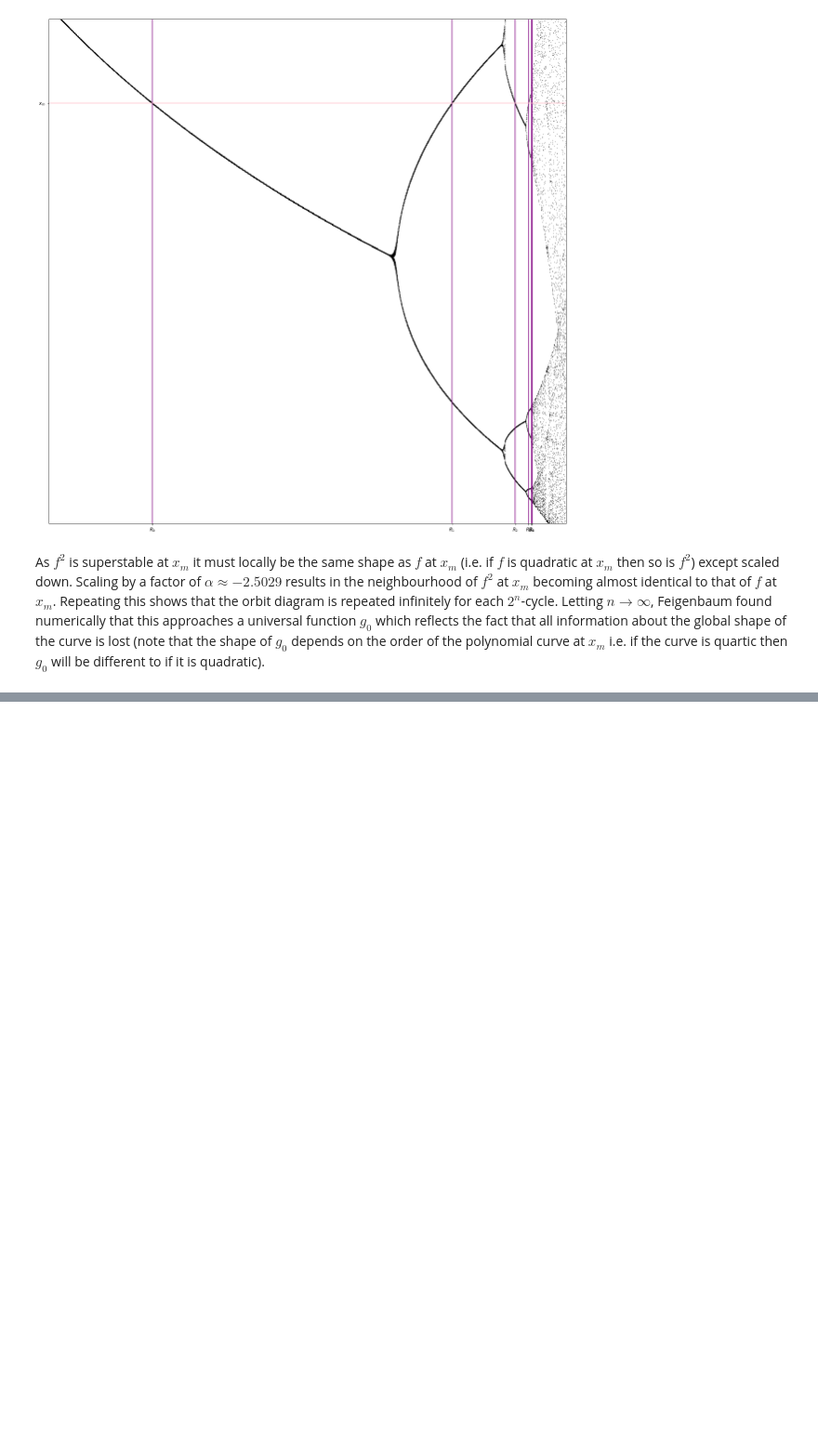
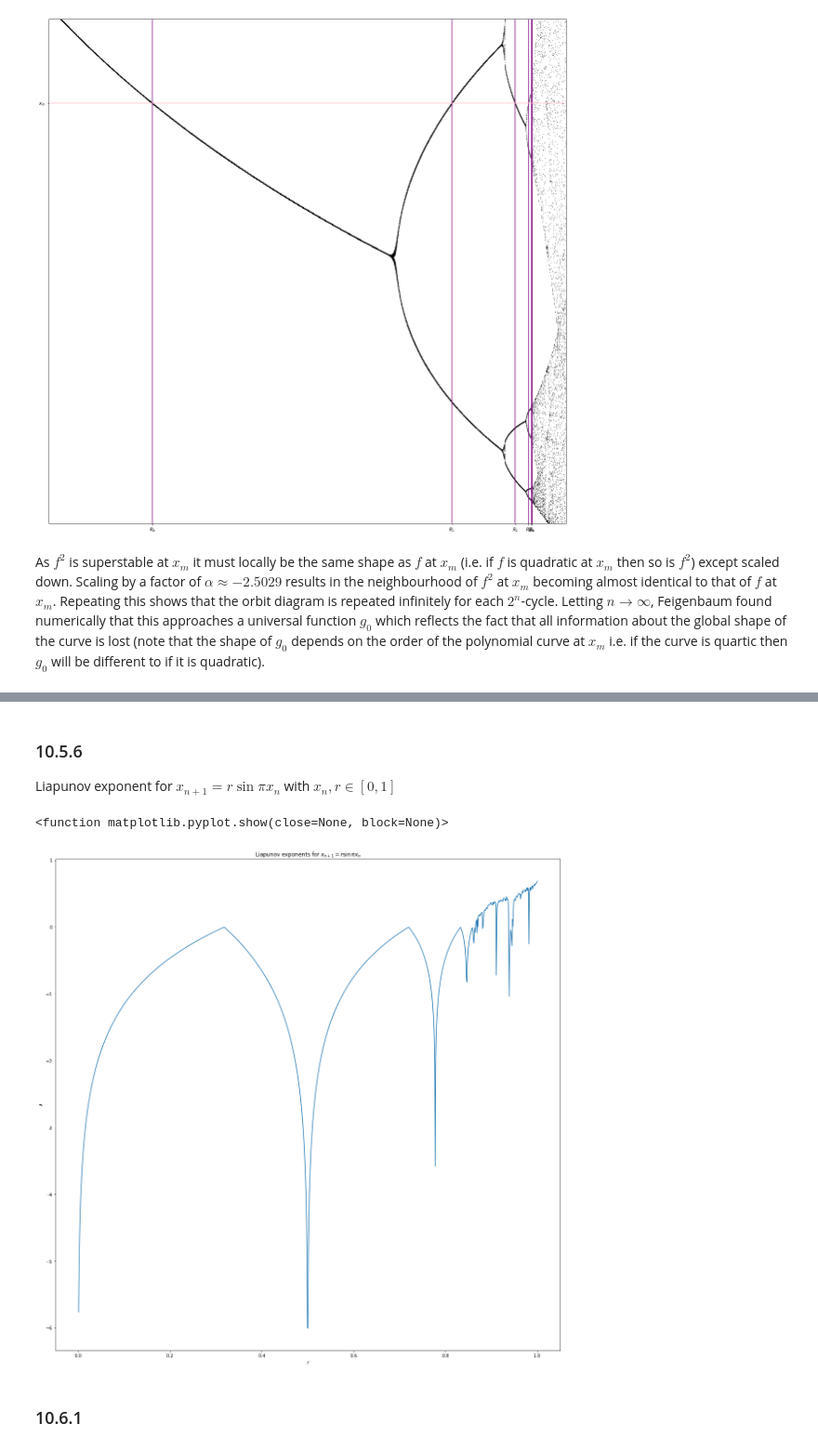
Before and after one commit to NRoboto/book-nonlinear-dynamics-chaos, a Jupyter notebook: 10-one-dimensional-maps.ipynb, the cells around one changed output, grey strips where cells are left out. Shown at 93% size. Cells and saved outputs as stored; diff of their text form; code cells hidden in the pictures; blank space fills up the shorter version.

```diff
--- a/10-one-dimensional-maps.ipynb
+++ b/10-one-dimensional-maps.ipynb
@@ -174,0 +222,26 @@ As $f^2$ is superstable at $x_m$ it must locally be the same shape as $f$ at $x_
+# %% [markdown]
+### 10.5.6
+Liapunov exponent for $x_{n+1} = r\sin\pi x_n$ with $x_n, r \in [0, 1]$
+# %%
+def sine_map(r):
+  return lambda x: r * np.sin(np.pi * x)
+
+def d_sine_map_dx(r):
+  return lambda x: np.pi * r * np.cos(np.pi * x)
+
+rs = np.linspace(0, 1, 1000)
+liapunov_exponents = [
+  get_liapunov_exponent(sine_map(r), d_sine_map_dx(r), .5)
+  for r in rs
+]
+
+plt.plot(rs, liapunov_exponents)
+plt.title("Liapunov exponents for $x_{n+1} = r\sin\pi x_n$")
+plt.xlabel("$r$")
+plt.ylabel("$\lambda$")
+plt.show
+# %% [output]
+<function matplotlib.pyplot.show(close=None, block=None)>
+[figure, added]
+# %% [markdown]
+### 10.6.1
```
Also changed, not shown: parts of 12 cells of this notebook, 1 other file.
